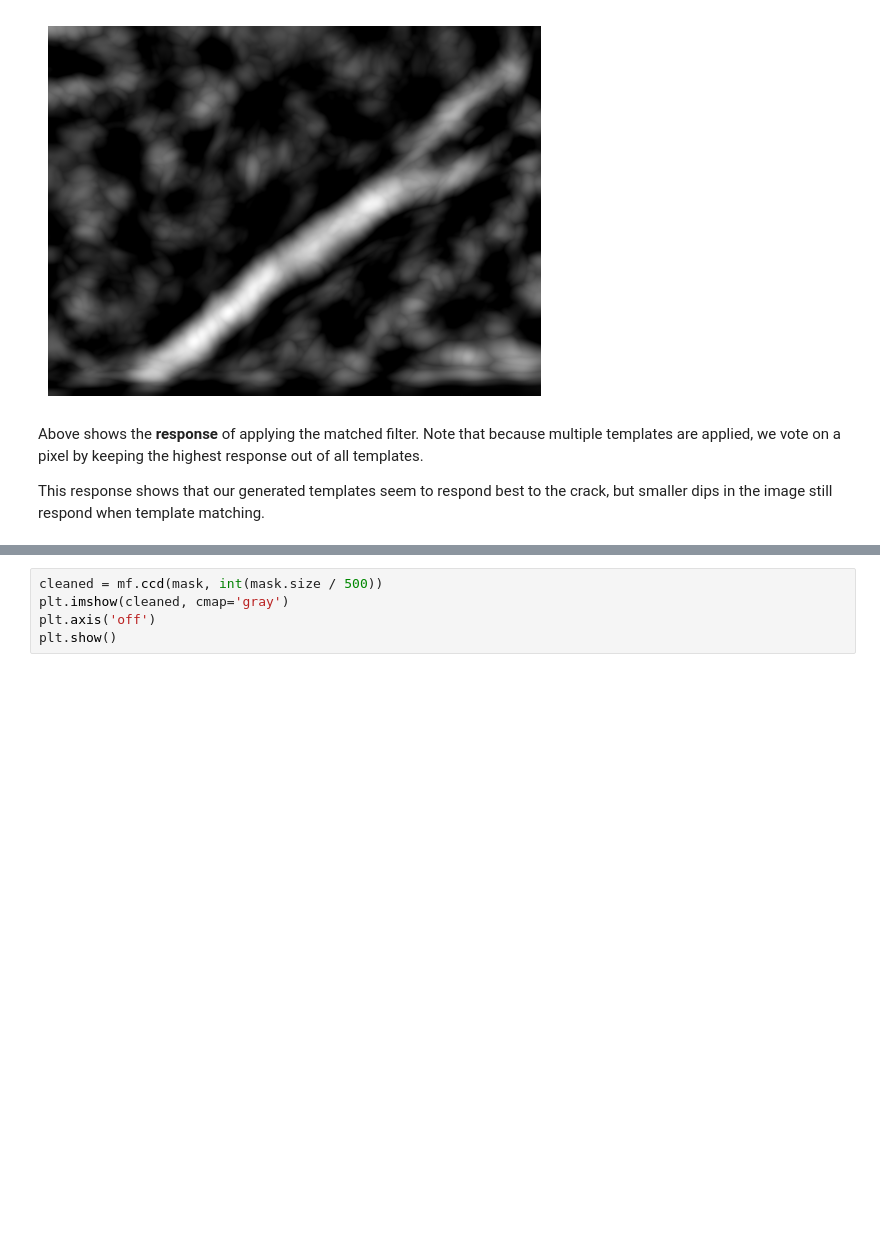
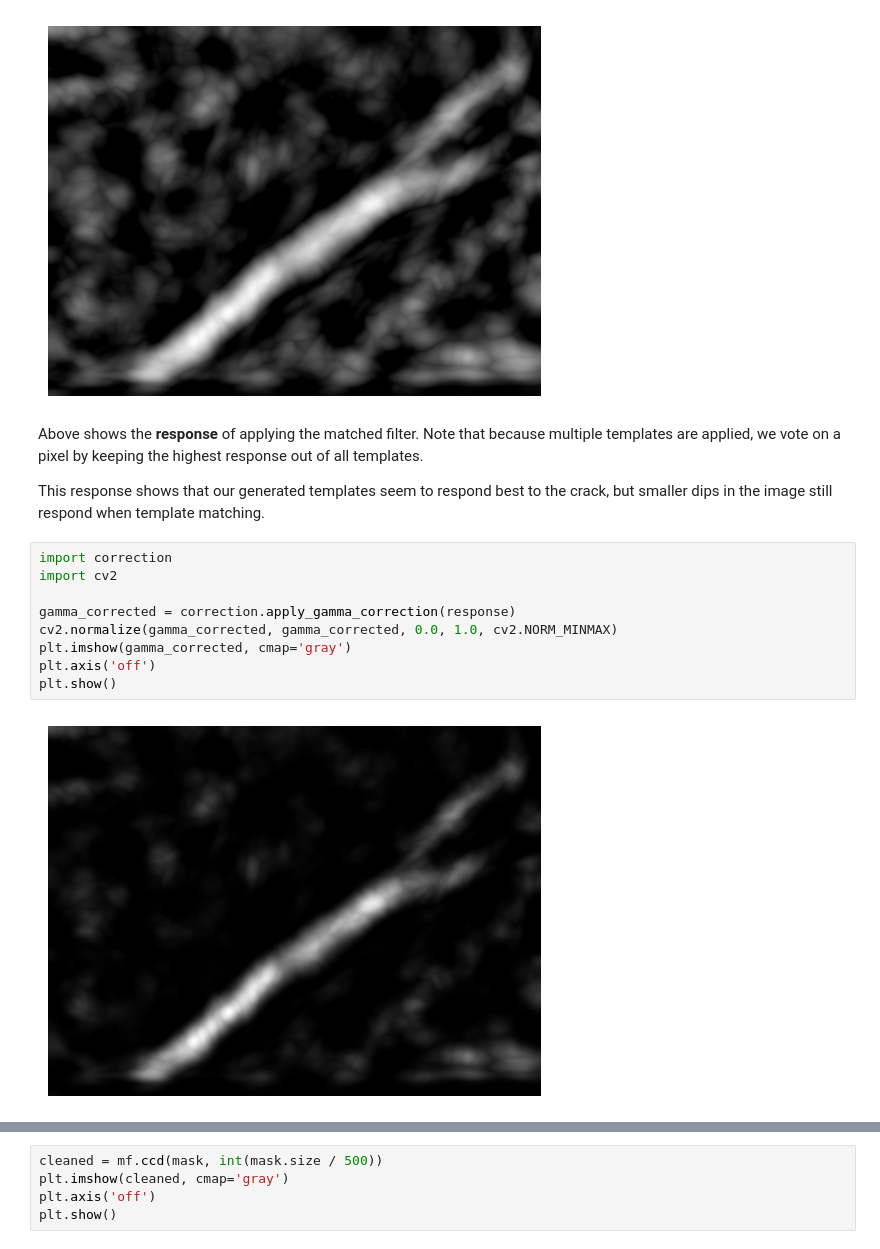
Before and after one commit to KokonutGamer/natural-gas-ndt-analysis, a Jupyter notebook: research/mf_ccd.ipynb, the cells around one changed output, grey strips where cells are left out. Cells and saved outputs as stored; diff of their text form; blank space fills up the shorter version.

Commit message:
Implemented gamma correction and sigmoid stretching

```diff
--- a/research/mf_ccd.ipynb
+++ b/research/mf_ccd.ipynb
@@ -21,3 +21,14 @@ plt.show()
 Above shows the **response** of applying the matched filter. Note that because multiple templates are applied, we vote on a pixel by keeping the highest response out of all templates.
 
 This response shows that our generated templates seem to respond best to the crack, but smaller dips in the image still respond when template matching.
+# %%
+import correction
+import cv2
+
+gamma_corrected = correction.apply_gamma_correction(response)
+cv2.normalize(gamma_corrected, gamma_corrected, 0.0, 1.0, cv2.NORM_MINMAX)
+plt.imshow(gamma_corrected, cmap='gray')
+plt.axis('off')
+plt.show()
+# %% [output]
+[figure, added]
```
Also changed, not shown: parts of 25 cells of this notebook, 1 other file.
